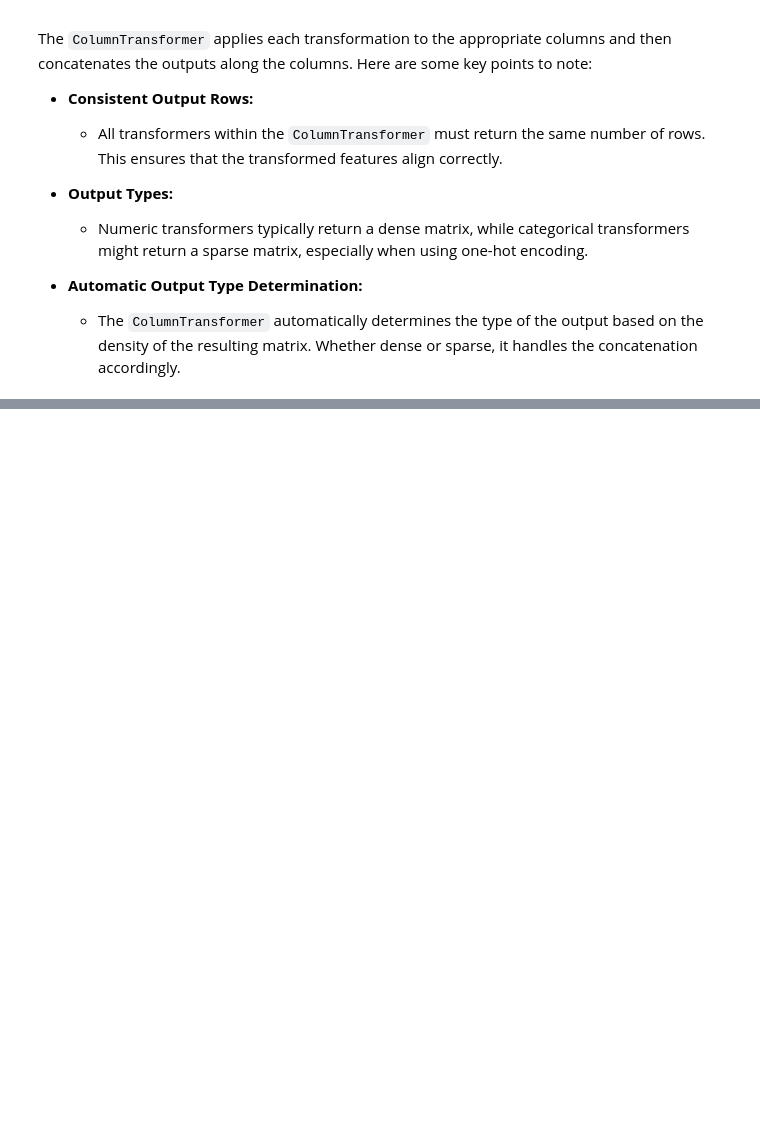
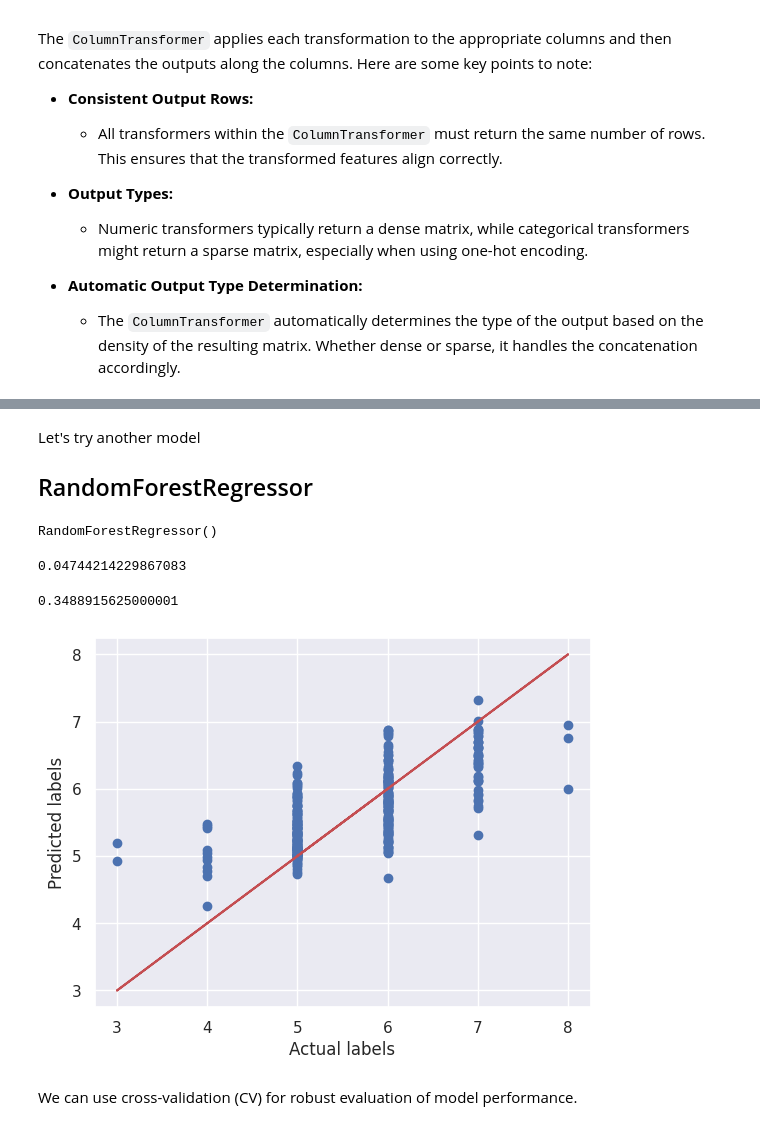
Before and after one commit to Matrixmang0/Machine-Learning-Practice, a Jupyter notebook: Week 1/The_Bigger_Picture.ipynb, the cells around one changed output, grey strips where cells are left out. Saved outputs shown, nothing was run; the diff lists cells and outputs as text; code cells hidden in the pictures; blank space fills up the shorter version.

```diff
--- a/Week 1/The_Bigger_Picture.ipynb
+++ b/Week 1/The_Bigger_Picture.ipynb
@@ -763,0 +883,30 @@ The `ColumnTransformer` applies each transformation to the appropriate columns a
+# %% [markdown]
+Let's try another model
+
+## RandomForestRegressor
+# %%
+from sklearn.ensemble import RandomForestRegressor
+
+forest_reg = RandomForestRegressor()
+forest_reg.fit(wine_features_tr, wine_labels)
+# %% [output]
+RandomForestRegressor()
+# %%
+quality_predictions = forest_reg.predict(wine_features_tr)
+mean_squared_error(wine_labels, quality_predictions)
+# %% [output]
+0.04744214229867083
+# %%
+quality_test_predictions = forest_reg.predict(wine_features_test_tr)
+mean_squared_error(wine_labels_test, quality_test_predictions)
+# %% [output]
+0.3488915625000001
+# %%
+plt.scatter(wine_labels_test, quality_test_predictions)
+plt.plot(wine_labels_test, wine_labels_test, 'r-')
+plt.xlabel("Actual labels")
+plt.ylabel("Predicted labels");
+# %% [output]
+[figure, added]
+# %% [markdown]
+We can use cross-validation (CV) for robust evaluation of model performance.
```
Also changed, not shown: parts of 33 cells of this notebook.
